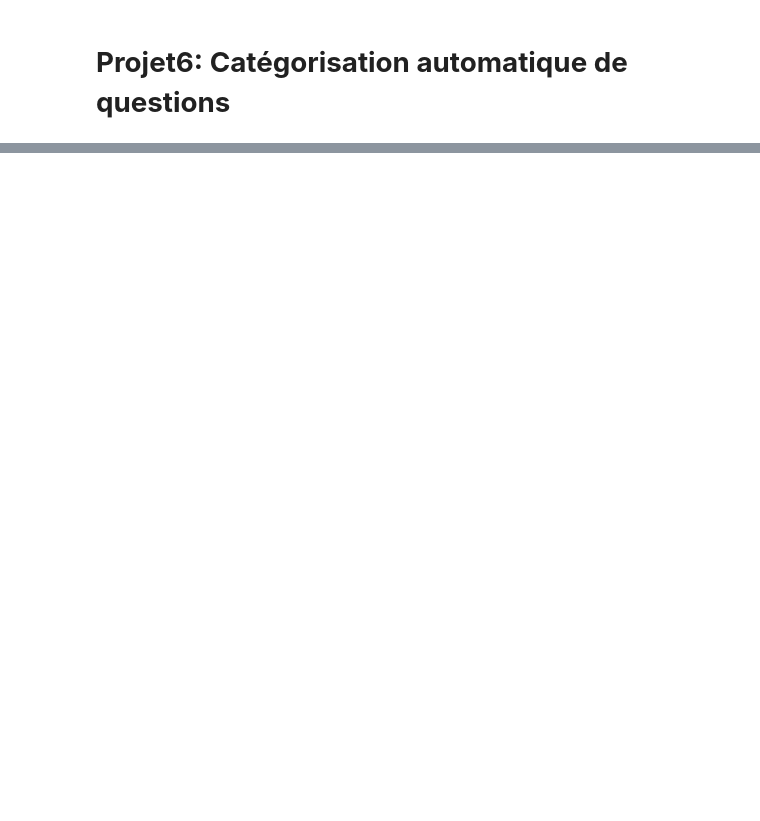
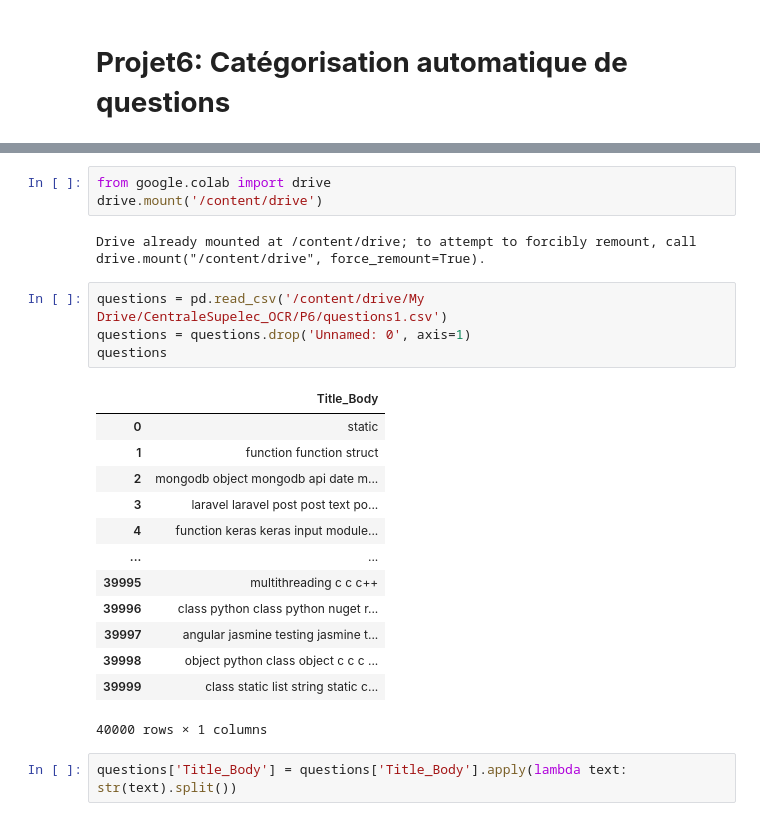
Before and after one commit to Adil1979/-CentraleSupelec_OCR_Projects, a Jupyter notebook: Unsupervised_models.ipynb, the cells around one changed output, grey strips where cells are left out. Cells and saved outputs as stored; diff of their text form; blank space fills up the shorter version.

```diff
--- a/Unsupervised_models.ipynb
+++ b/Unsupervised_models.ipynb
@@ -42,0 +63,25 @@ random_state = 747
+# %%
+from google.colab import drive
+drive.mount('/content/drive')
+# %% [output]
+Drive already mounted at /content/drive; to attempt to forcibly remount, call drive.mount("/content/drive", force_remount=True).
+# %%
+questions = pd.read_csv('/content/drive/My Drive/CentraleSupelec_OCR/P6/questions1.csv')
+questions = questions.drop('Unnamed: 0', axis=1)
+questions
+# %% [output]
+|  | Title_Body |
+| 0 | static |
+| 1 | function function struct |
+| 2 | mongodb object mongodb api date m... |
+| 3 | laravel laravel post post text po... |
+| 4 | function keras keras input module... |
+| ... | ... |
+| 39995 | multithreading c c c++ |
+| 39996 | class python class python nuget r... |
+| 39997 | angular jasmine testing jasmine t... |
+| 39998 | object python class object c c c ... |
+| 39999 | class static list string static c... |
+40000 rows × 1 columns
+# %%
+questions['Title_Body'] = questions['Title_Body'].apply(lambda text: str(text).split())
```
Also changed, not shown: parts of 9 cells of this notebook.
